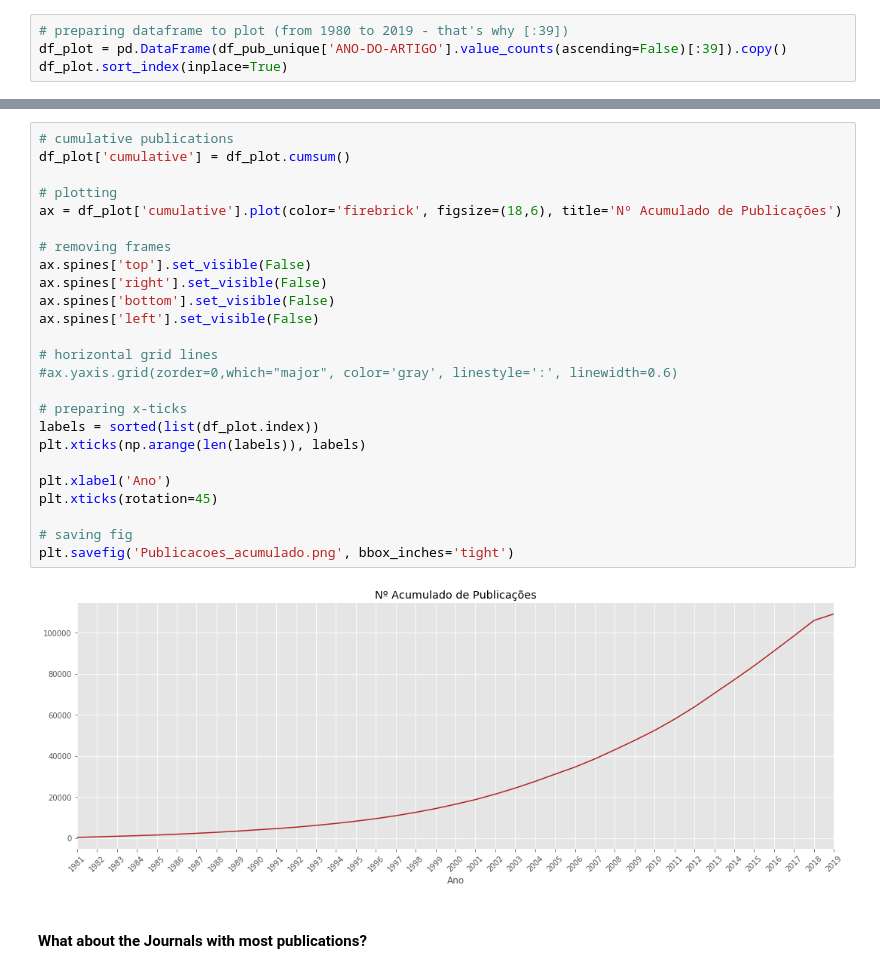
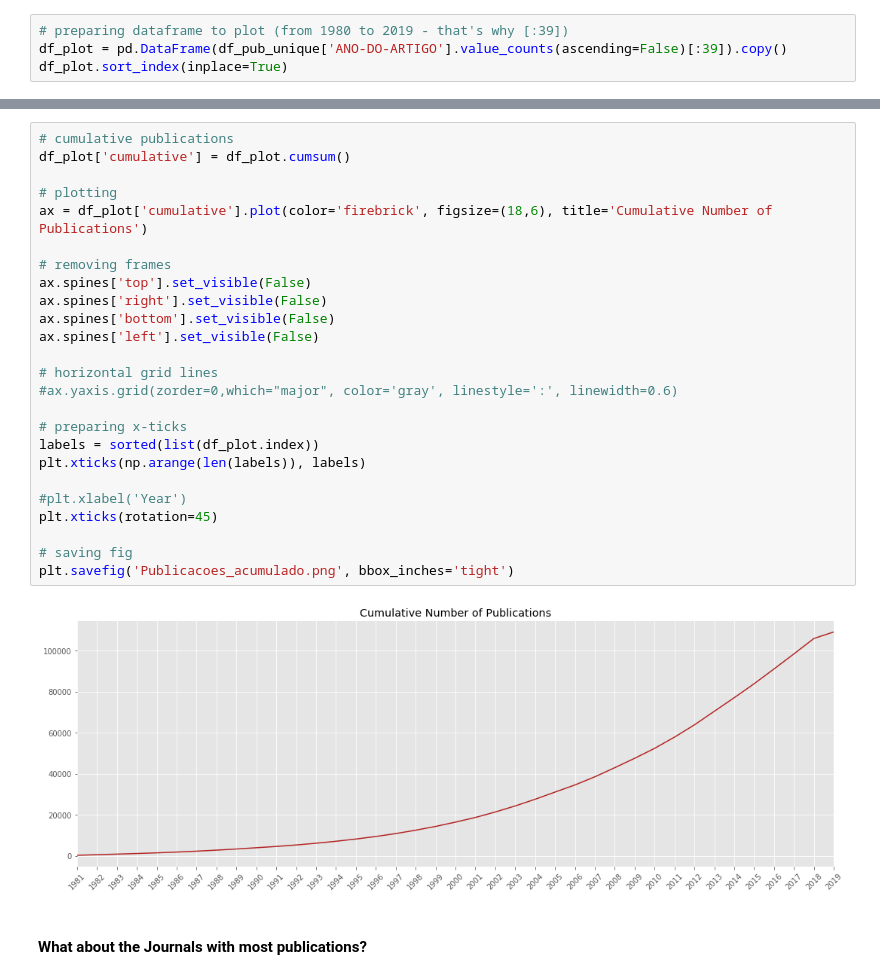
Before and after one commit to davibarreira/PBMNet, a Jupyter notebook: Exploring_Database.ipynb, the cells around one changed output, grey strips where cells are left out. Drawn from its saved outputs; the diff is of its cells as text.

```diff
--- a/Exploring_Database.ipynb
+++ b/Exploring_Database.ipynb
@@ -96,30 +96,30 @@ plt.savefig('Publicacoes_por_ano.png', bbox_inches='tight')
 # %%
 # cumulative publications
 df_plot['cumulative'] = df_plot.cumsum()
 
 # plotting
-ax = df_plot['cumulative'].plot(color='firebrick', figsize=(18,6), title='Nº Acumulado de Publicações')
+ax = df_plot['cumulative'].plot(color='firebrick', figsize=(18,6), title='Cumulative Number of Publications')
 
 # removing frames
 ax.spines['top'].set_visible(False)
 ax.spines['right'].set_visible(False)
 ax.spines['bottom'].set_visible(False)
 ax.spines['left'].set_visible(False)
 
 # horizontal grid lines
 #ax.yaxis.grid(zorder=0,which="major", color='gray', linestyle=':', linewidth=0.6)
 
 # preparing x-ticks
 labels = sorted(list(df_plot.index))
 plt.xticks(np.arange(len(labels)), labels)
 
-plt.xlabel('Ano')
+#plt.xlabel('Year')
 plt.xticks(rotation=45)
 
 # saving fig
 plt.savefig('Publicacoes_acumulado.png', bbox_inches='tight')
 # %% [output]
-[figure, old version]
+[figure, new version]
 # %% [markdown]
 <br>
 
```
Also changed, not shown: parts of 8 cells of this notebook, 8 other files.
